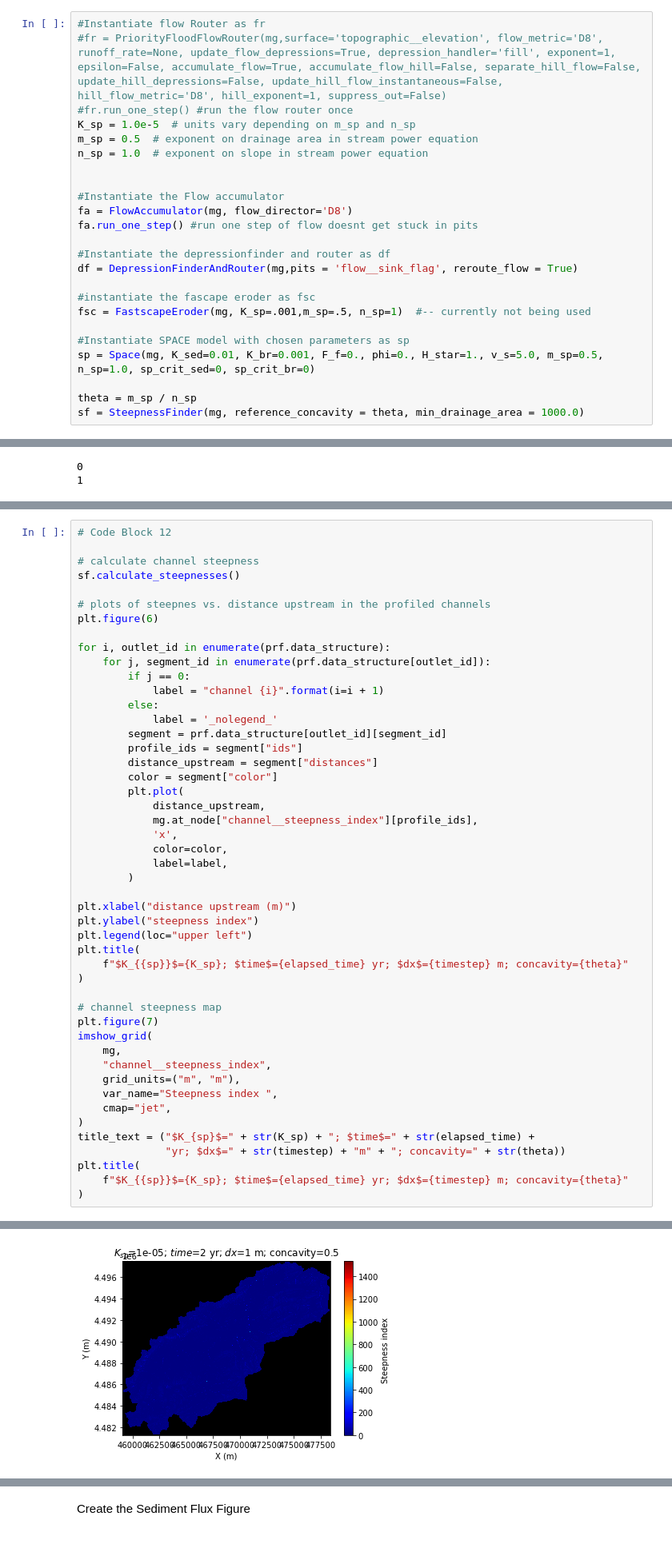
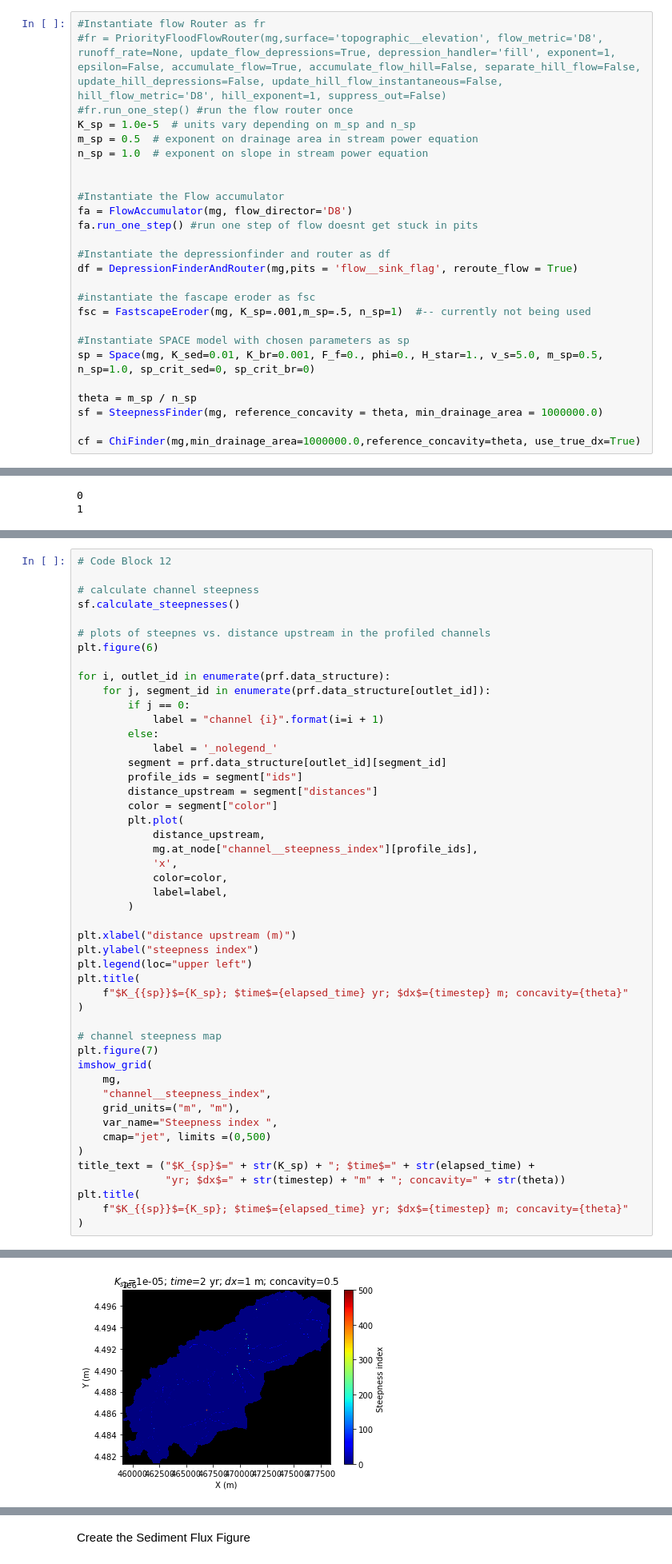
Before and after one commit to gsb223/landlabwork, a Jupyter notebook: testing_code/spaceModel.ipynb, the cells around one changed output, grey strips where cells are left out. Shown at 80% size. Cells and saved outputs as stored; diff of their text form.

Commit message:
working on plots

```diff
--- a/testing_code/spaceModel.ipynb
+++ b/testing_code/spaceModel.ipynb
@@ -125,7 +126,9 @@ fsc = FastscapeEroder(mg, K_sp=.001,m_sp=.5, n_sp=1)  #-- currently not being us
 sp = Space(mg, K_sed=0.01, K_br=0.001, F_f=0., phi=0., H_star=1., v_s=5.0, m_sp=0.5, n_sp=1.0, sp_crit_sed=0, sp_crit_br=0)
 
 theta = m_sp / n_sp
-sf = SteepnessFinder(mg, reference_concavity = theta, min_drainage_area = 1000.0)
+sf = SteepnessFinder(mg, reference_concavity = theta, min_drainage_area = 1000000.0)
+
+cf = ChiFinder(mg,min_drainage_area=1000000.0,reference_concavity=theta, use_true_dx=True)
 # %%
 print(mg.at_node.keys()) #prints out all of the information that the nodes contain
 imshow_grid(mg, 'drainage_area') #makes a graph of the node information 'drainage_area
@@ -251,32 +254,32 @@ for i, outlet_id in enumerate(prf.data_structure):
             distance_upstream,
             mg.at_node["channel__steepness_index"][profile_ids],
             'x',
             color=color,
             label=label,
         )
 
 plt.xlabel("distance upstream (m)")
 plt.ylabel("steepness index")
 plt.legend(loc="upper left")
 plt.title(
     f"$K_{{sp}}$={K_sp}; $time$={elapsed_time} yr; $dx$={timestep} m; concavity={theta}"
 )
 
 # channel steepness map
 plt.figure(7)
 imshow_grid(
     mg,
     "channel__steepness_index",
     grid_units=("m", "m"),
     var_name="Steepness index ",
-    cmap="jet",
+    cmap="jet", limits =(0,500)
 )
 title_text = ("$K_{sp}$=" + str(K_sp) + "; $time$=" + str(elapsed_time) +
               "yr; $dx$=" + str(timestep) + "m" + "; concavity=" + str(theta))
 plt.title(
     f"$K_{{sp}}$={K_sp}; $time$={elapsed_time} yr; $dx$={timestep} m; concavity={theta}"
 )
 # %% [output]
 Text(0.5, 1.0, '$K_{sp}$=1e-05; $time$=2 yr; $dx$=1 m; concavity=0.5')
 [figure]
-[figure, old version]
+[figure, new version]
```
Also changed, not shown: parts of 2 cells of this notebook.
